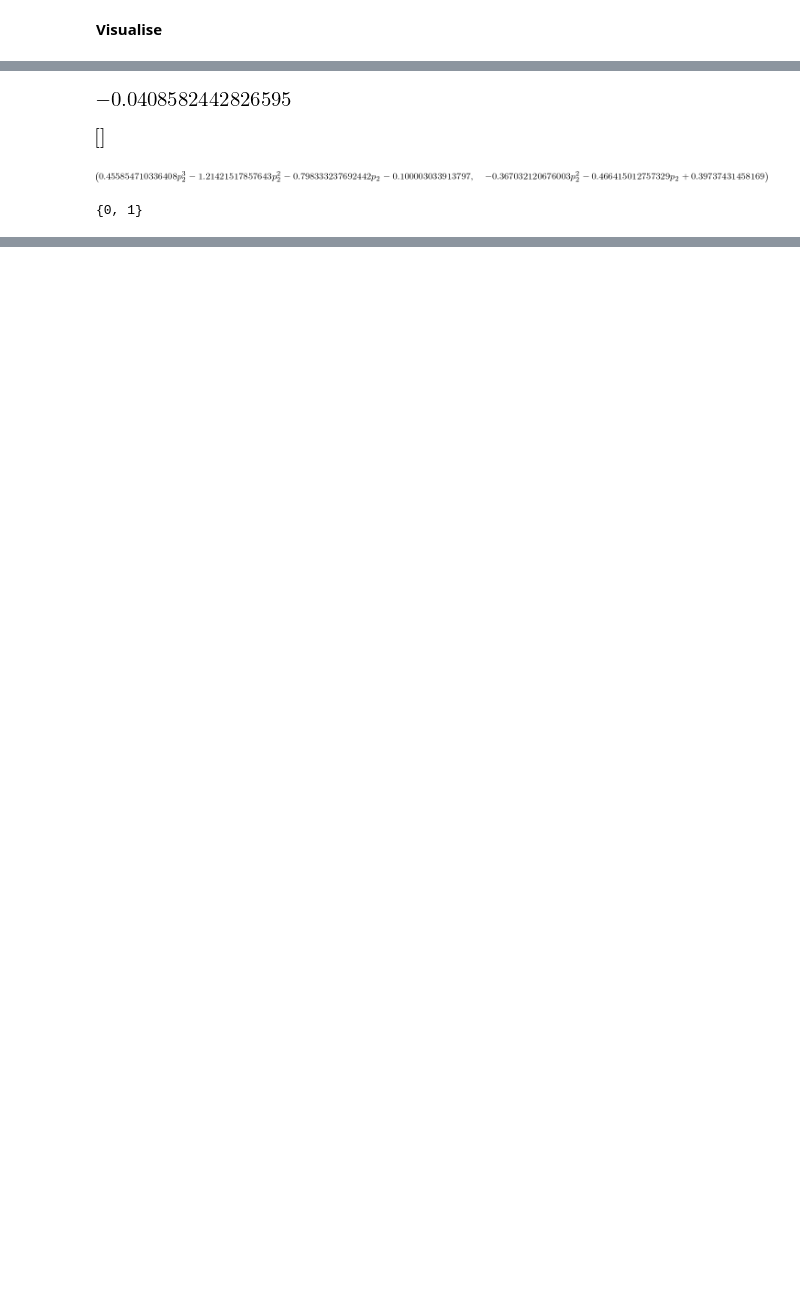
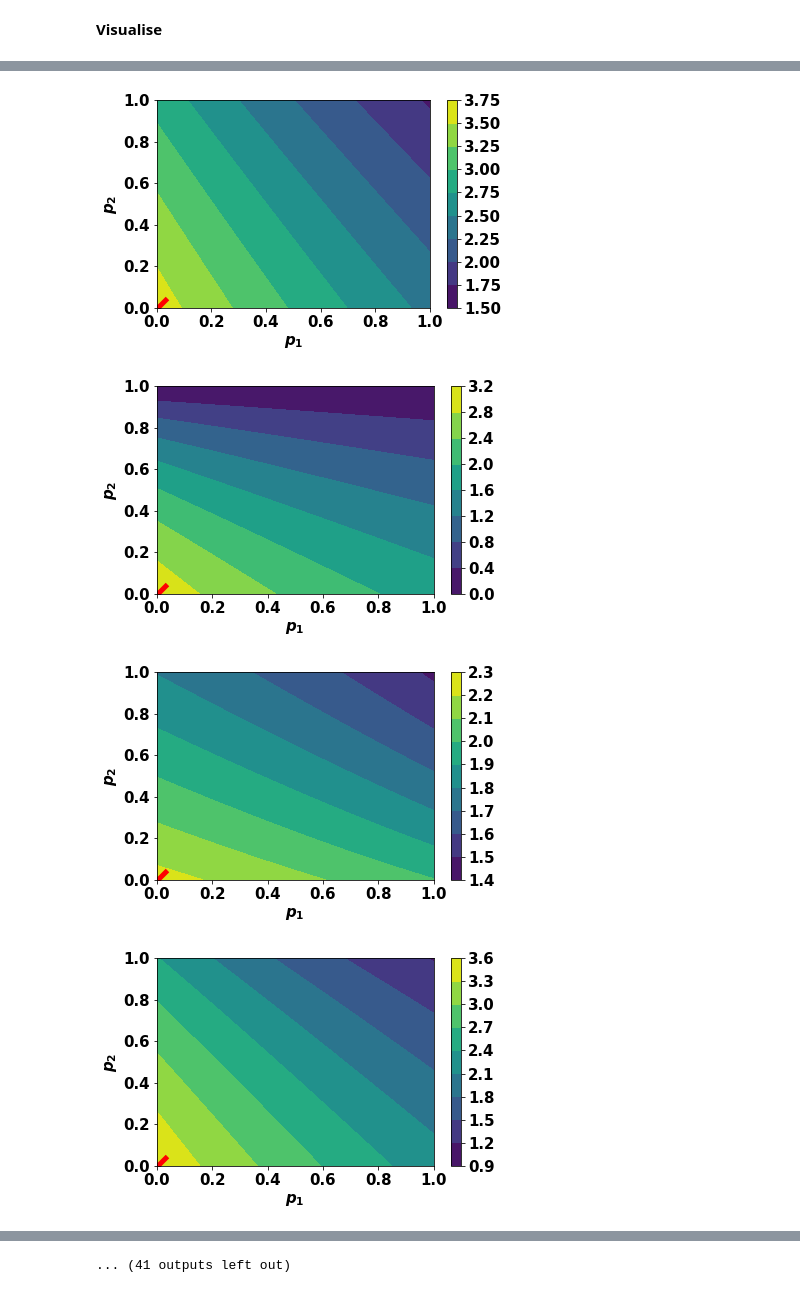
Before and after one commit to Nikoleta-v3/Memory-size-in-the-prisoners-dilemma, a Jupyter notebook: nbs/Reactive strategies Numerics.ipynb, the cells around one changed output, grey strips where cells are left out. Saved outputs shown, nothing was run; the diff lists cells and outputs as text; code cells hidden in the pictures; blank space fills up the shorter version.

```diff
--- a/nbs/Reactive strategies Numerics.ipynb
+++ b/nbs/Reactive strategies Numerics.ipynb
@@ -97,4 +50,0 @@ roots = list(np.roots(coeffs))
-# %%
-x.subs({p_1:1})
-# %% [output]
-[figure, removed]
@@ -103,12 +51,11 @@ p_one_roots = opt_mo.get_roots_of_first_unknown(num, p_1, p_2)
-# %%
-p_one_roots
-# %% [output]
-[figure, removed]
-# %%
-num[0].factor().subs({p_1: 0}), num[1].factor().subs({p_1: 0})
-# %% [output]
-[figure, removed]
-# %%
-solution_set
-# %% [output]
-{0, 1}
+# %%
+for i in range(20):
+    axl.seed(i)
+    opponents = [np.random.random(4) for _ in range(1)]
+
+    plot_argmax(opponents, solutions[i], '../img/reactive/reactive_pairwise_{}.pdf'.format(i))
+# %% [output]
+[figure, added]
+[figure, added]
+[figure, added]
+[figure, added]
@@ -114,0 +70 @@ solution_set
+... (41 outputs left out)
```
Also changed, not shown: parts of 10 cells of this notebook, 2 other files.
